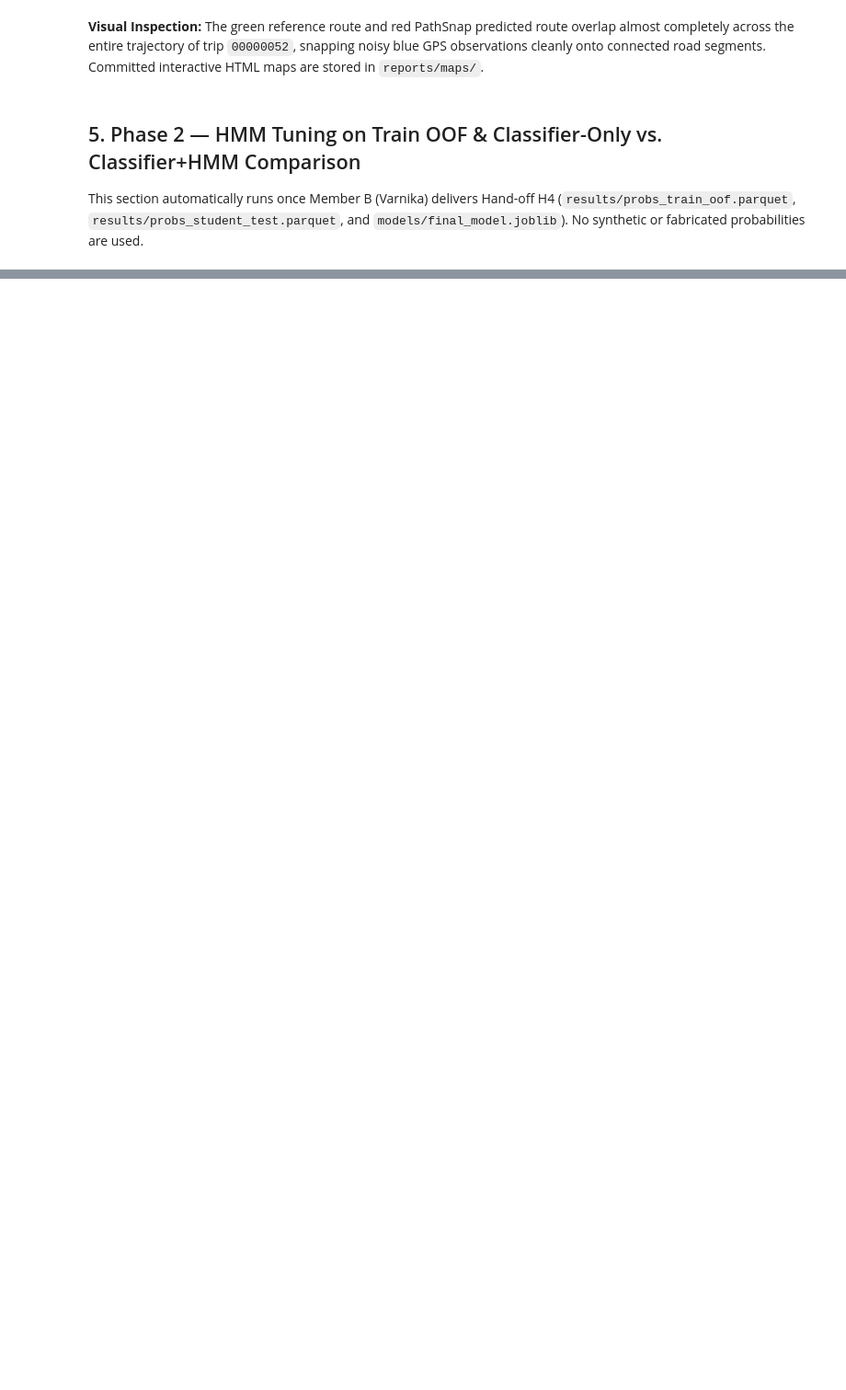
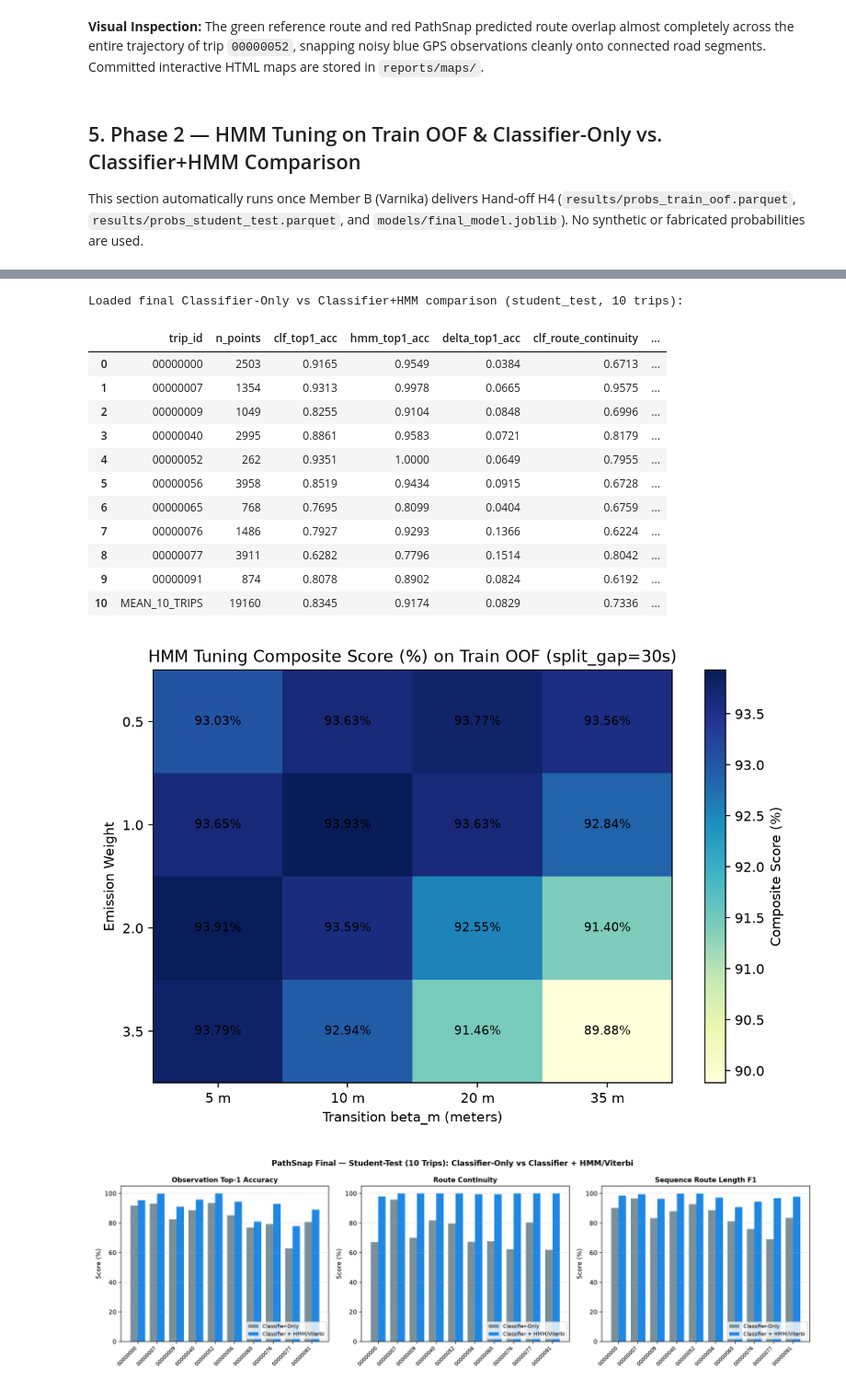
Before and after one commit to varnikasadineni/PathSnap-514-515-527-528, a Jupyter notebook: notebooks/03_hmm_analysis.ipynb, the cells around one changed output, grey strips where cells are left out. Shown at 92% size. Drawn from its saved outputs; the diff is of its cells as text; code cells hidden in the pictures; blank space fills up the shorter version.

```diff
--- a/notebooks/03_hmm_analysis.ipynb
+++ b/notebooks/03_hmm_analysis.ipynb
@@ -134,15 +164,30 @@ This section automatically runs once Member B (Varnika) delivers Hand-off H4 (`r
 oof_path = REPO_ROOT / 'results' / 'probs_train_oof.parquet'
 st_probs_path = REPO_ROOT / 'results' / 'probs_student_test.parquet'
 model_path = REPO_ROOT / 'models' / 'final_model.joblib'
+tune_csv = REPO_ROOT / 'results' / 'hmm_tuning.csv'
+comp_csv = REPO_ROOT / 'results' / 'hmm_vs_classifier_student_test.csv'
 
-if oof_path.exists():
+if tune_csv.exists():
+    tune_df = pd.read_csv(tune_csv)
+    print(f'Loaded {len(tune_df)} HMM tuning trials from results/hmm_tuning.csv:')
+    display(tune_df.head(8))
+elif oof_path.exists():
     tune_df = tune_hmm_on_train_oof(oof_path, max_train_trips=20, update_config=True)
-    display(tune_df.head(10))
-else:
-    print(f'Waiting for Member B Hand-off H4: {oof_path} not present yet.')
+    display(tune_df.head(8))
 
-if st_probs_path.exists() or model_path.exists():
+if comp_csv.exists():
+    comp_df = pd.read_csv(comp_csv, dtype={'trip_id': str})
+    print('\nLoaded final Classifier-Only vs Classifier+HMM comparison (student_test, 10 trips):')
+    display(comp_df[['trip_id', 'n_points', 'clf_top1_acc', 'hmm_top1_acc', 'delta_top1_acc',
+                     'clf_route_continuity', 'hmm_bridged_continuity',
+                     'clf_route_len_f1', 'hmm_bridged_len_f1', 'total_time_s']])
+elif st_probs_path.exists() or model_path.exists():
     comp_df = evaluate_classifier_vs_hmm_student_test(probs_path=st_probs_path, model_path=model_path)
     display(comp_df)
-else:
-    print('Waiting for Member B Hand-off H4 (probs_student_test.parquet or models/final_model.joblib).')
+
+from IPython.display import Image, display as ipy_display
+for fig_name in ['hmm_tuning_heatmap.png', 'hmm_vs_classifier_comparison.png']:
+    fp = REPO_ROOT / 'reports' / 'figures' / fig_name
+    if fp.exists():
+        ipy_display(Image(filename=str(fp)))
+# %% [output]
@@ -149,3 +204,18 @@ else:
+Loaded final Classifier-Only vs Classifier+HMM comparison (student_test, 10 trips):
+|  | trip_id | n_points | clf_top1_acc | hmm_top1_acc | delta_top1_acc | clf_route_continuity | ... |
+| 0 | 00000000 | 2503 | 0.9165 | 0.9549 | 0.0384 | 0.6713 | ... |
+| 1 | 00000007 | 1354 | 0.9313 | 0.9978 | 0.0665 | 0.9575 | ... |
+| 2 | 00000009 | 1049 | 0.8255 | 0.9104 | 0.0848 | 0.6996 | ... |
+| 3 | 00000040 | 2995 | 0.8861 | 0.9583 | 0.0721 | 0.8179 | ... |
+| 4 | 00000052 | 262 | 0.9351 | 1.0000 | 0.0649 | 0.7955 | ... |
+| 5 | 00000056 | 3958 | 0.8519 | 0.9434 | 0.0915 | 0.6728 | ... |
+| 6 | 00000065 | 768 | 0.7695 | 0.8099 | 0.0404 | 0.6759 | ... |
+| 7 | 00000076 | 1486 | 0.7927 | 0.9293 | 0.1366 | 0.6224 | ... |
+| 8 | 00000077 | 3911 | 0.6282 | 0.7796 | 0.1514 | 0.8042 | ... |
+| 9 | 00000091 | 874 | 0.8078 | 0.8902 | 0.0824 | 0.6192 | ... |
+| 10 | MEAN_10_TRIPS | 19160 | 0.8345 | 0.9174 | 0.0829 | 0.7336 | ... |
+[figure, added]
+[figure, added]
 # %% [markdown]
 ## Final Summary
 
```
Also changed, not shown: parts of 6 cells of this notebook.
